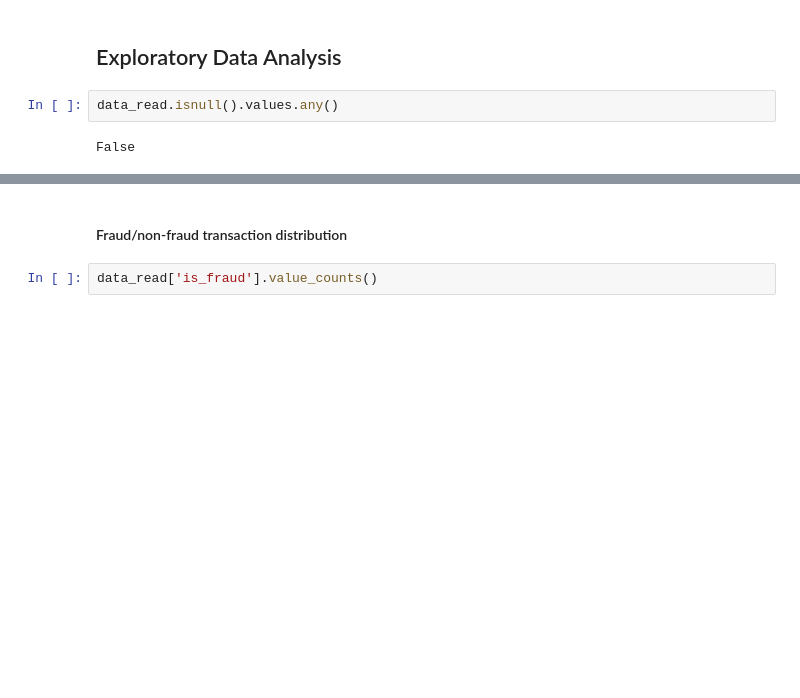
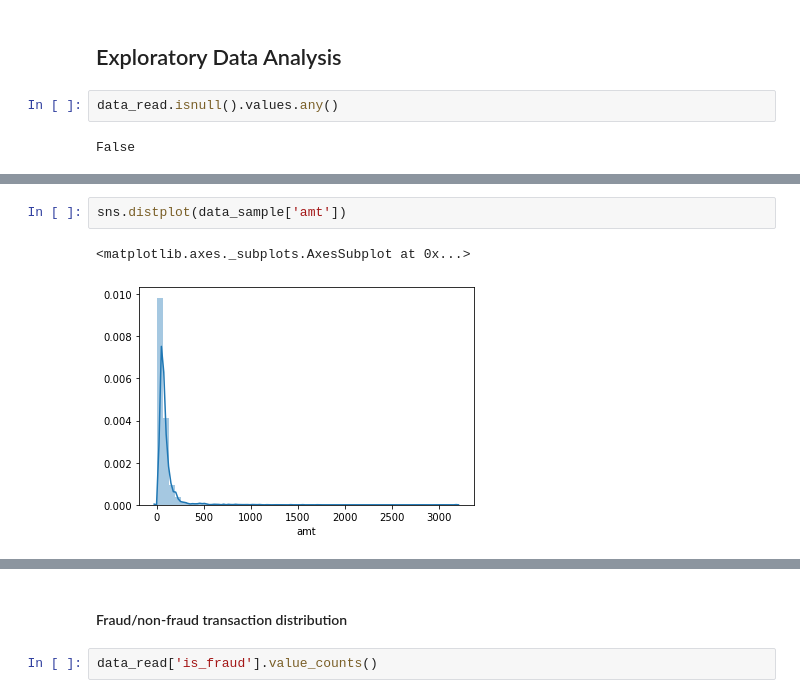
Before and after one commit to rshmnkgit/CreditCard-Fraud-Detector, a Jupyter notebook: notebook/credit-card-fraud-detection.ipynb, the cells around one changed output, grey strips where cells are left out. Saved outputs shown, nothing was run; the diff lists cells and outputs as text; blank space fills up the shorter version.

```diff
--- a/notebook/credit-card-fraud-detection.ipynb
+++ b/notebook/credit-card-fraud-detection.ipynb
@@ -74,0 +95,5 @@ data_read.describe()
+# %%
+sns.distplot(data_sample['amt'])
+# %% [output]
+<matplotlib.axes._subplots.AxesSubplot at 0x...>
+[figure, added]
```
Also changed, not shown: parts of 25 cells of this notebook, 9 other files.
